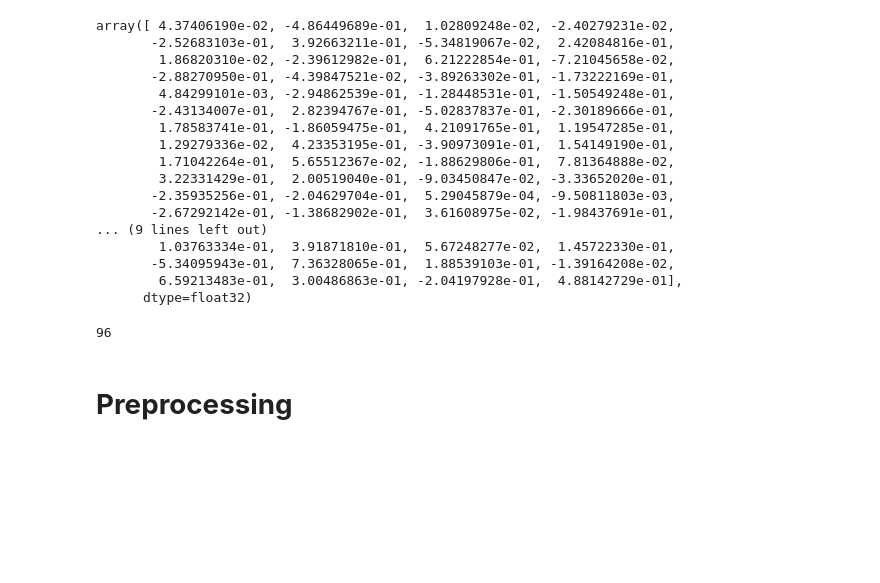
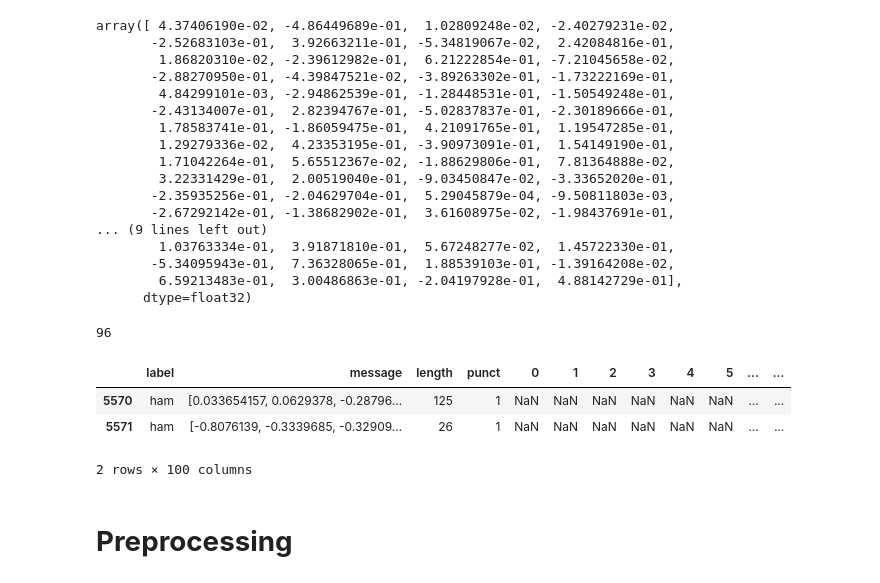
Before and after one commit to GDharan10/Dataset20_SmsSpamCollection_, a Jupyter notebook: smsSpamCollection.ipynb, the cells around one changed output. Saved outputs shown, nothing was run; the diff lists cells and outputs as text; code cells hidden in the pictures; blank space fills up the shorter version.

```diff
--- a/smsSpamCollection.ipynb
+++ b/smsSpamCollection.ipynb
@@ -201,8 +201,16 @@ array([ 4.37406190e-02, -4.86449689e-01,  1.02809248e-02, -2.40279231e-02,
 len(df.message[1])
 # %% [output]
 96
-# %%
-df.message = np.array(df.message)
+# %%
+message = pd.DataFrame(df.message.to_list())
+df[message.columns] = message
+# %%
+df.tail(2)
+# %% [output]
+|  | label | message | length | punct | 0 | 1 | 2 | 3 | 4 | 5 | ... | ... |
+| 5570 | ham | [0.033654157, 0.0629378, -0.28796... | 125 | 1 | NaN | NaN | NaN | NaN | NaN | NaN | ... | ... |
+| 5571 | ham | [-0.8076139, -0.3339685, -0.32909... | 26 | 1 | NaN | NaN | NaN | NaN | NaN | NaN | ... | ... |
+2 rows × 100 columns
 # %% [markdown]
 # **Preprocessing**
 # %%
```
Also changed, not shown: parts of 3 cells of this notebook.
